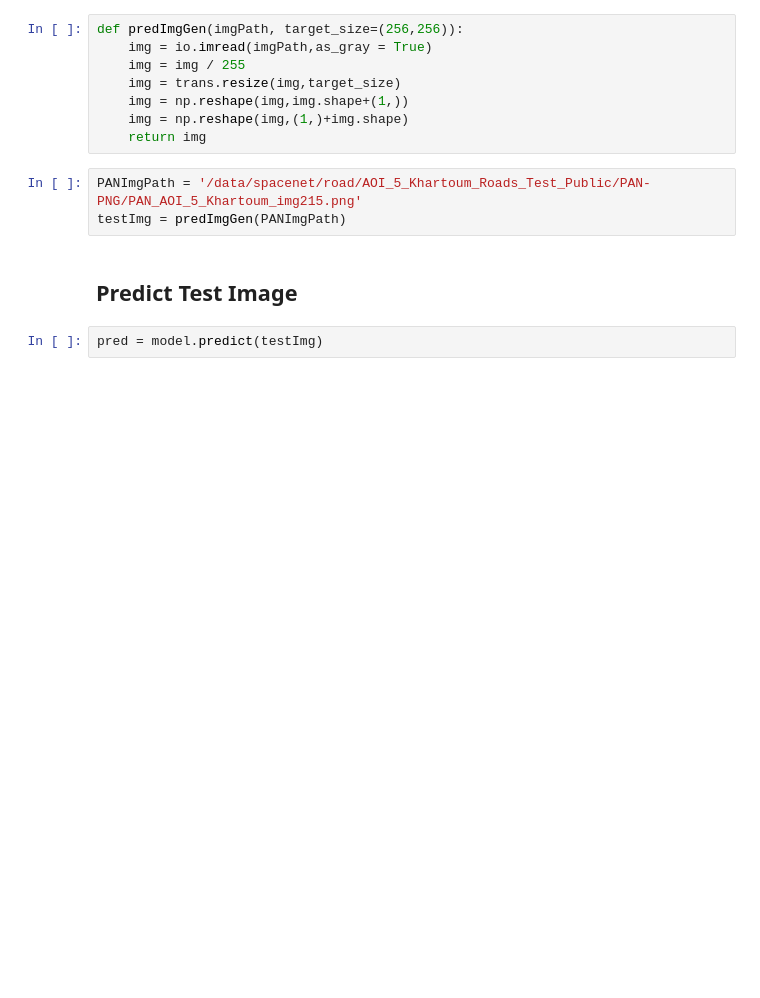
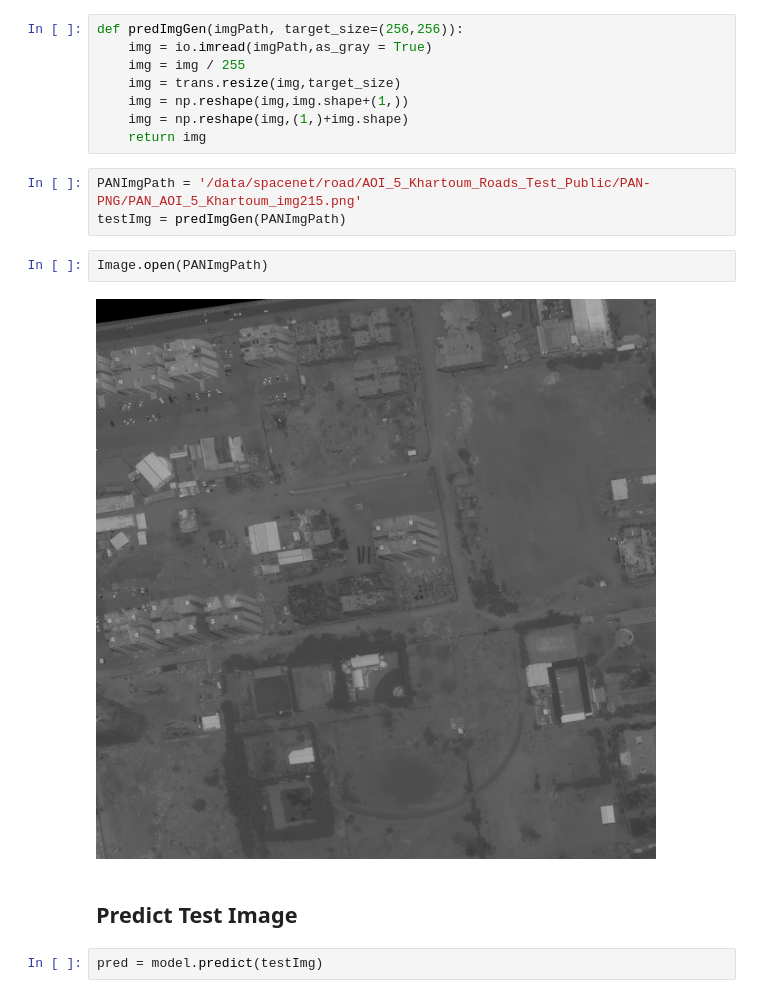
Before and after one commit to cwdavenport/road_id, a Jupyter notebook: trainUnet.ipynb, the cells around one changed output. Saved outputs shown, nothing was run; the diff lists cells and outputs as text; blank space fills up the shorter version.

```diff
--- a/trainUnet.ipynb
+++ b/trainUnet.ipynb
@@ -73,6 +108,10 @@ def predImgGen(imgPath, target_size=(256,256)):
 # %%
 PANImgPath = '/data/spacenet/road/AOI_5_Khartoum_Roads_Test_Public/PAN-PNG/PAN_AOI_5_Khartoum_img215.png'
 testImg = predImgGen(PANImgPath)
+# %%
+Image.open(PANImgPath)
+# %% [output]
+[figure, added]
 # %% [markdown]
 ## Predict Test Image
 # %%
```
Also changed, not shown: parts of 25 cells of this notebook.
